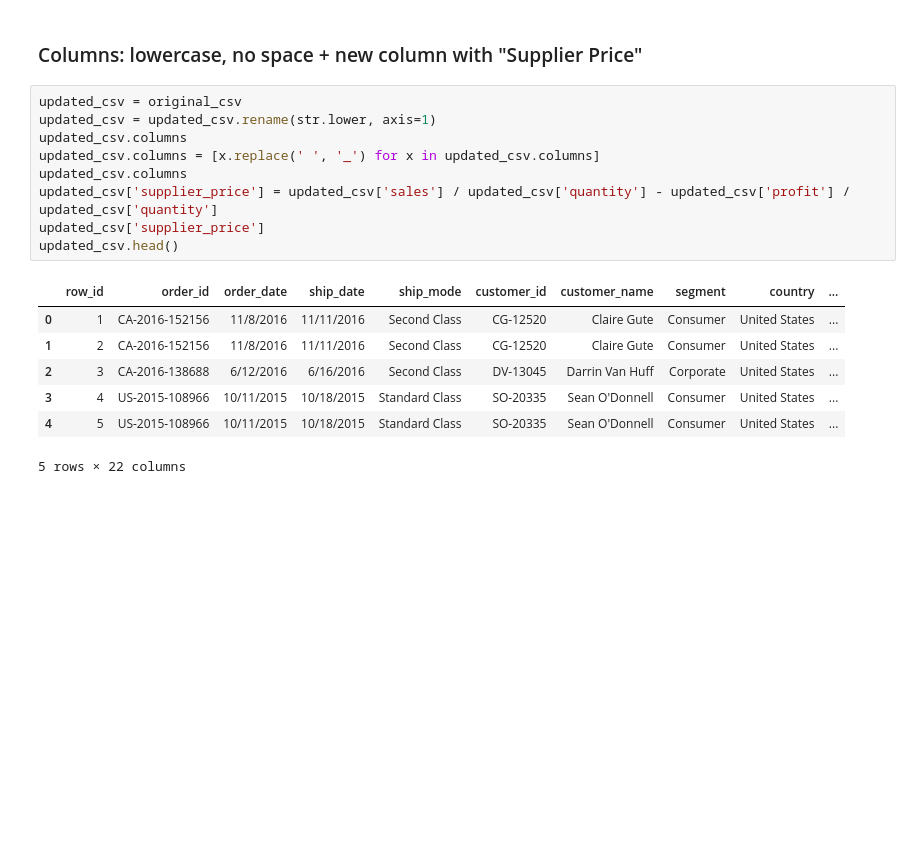
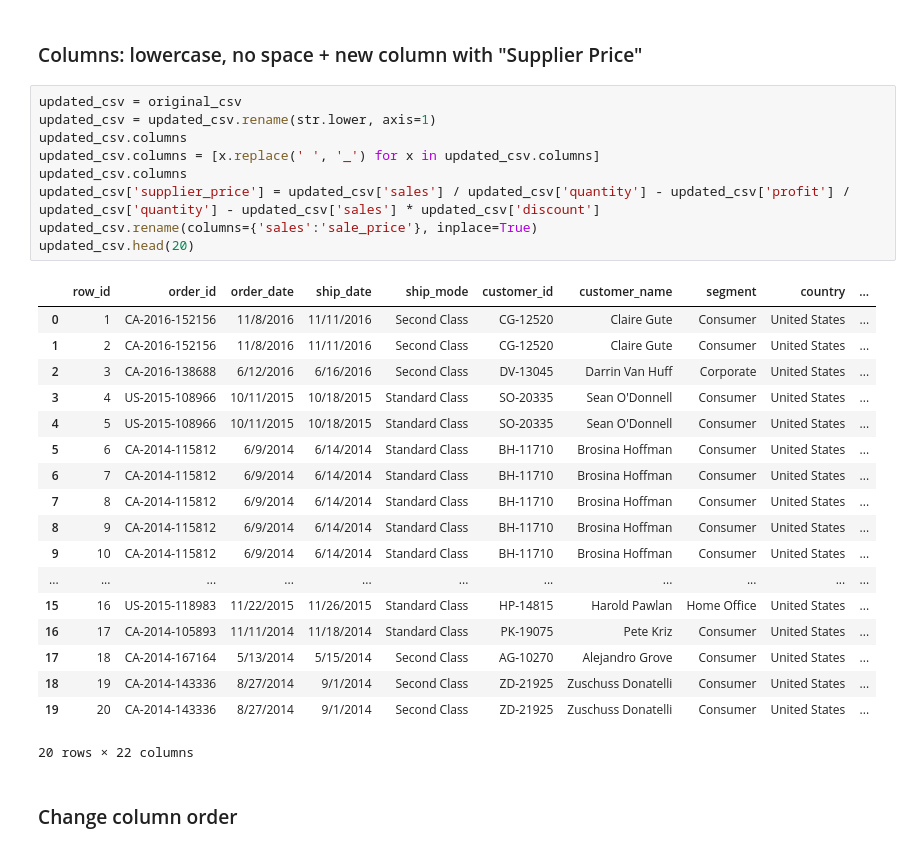
Before and after one commit to marcosmicozzi/Module02, a Jupyter notebook: m2p5s1.ipynb, the cells around one changed output. Cells and saved outputs as stored; diff of their text form; blank space fills up the shorter version.

```diff
--- a/m2p5s1.ipynb
+++ b/m2p5s1.ipynb
@@ -31,17 +41,30 @@ memory usage: 1.6+ MB
 # %%
 updated_csv = original_csv
 updated_csv = updated_csv.rename(str.lower, axis=1)
 updated_csv.columns
 updated_csv.columns = [x.replace(' ', '_') for x in updated_csv.columns]
 updated_csv.columns
-updated_csv['supplier_price'] = updated_csv['sales'] / updated_csv['quantity'] - updated_csv['profit'] / updated_csv['quantity']
-updated_csv['supplier_price']
-updated_csv.head()
+updated_csv['supplier_price'] = updated_csv['sales'] / updated_csv['quantity'] - updated_csv['profit'] / updated_csv['quantity'] - updated_csv['sales'] * updated_csv['discount']
+updated_csv.rename(columns={'sales':'sale_price'}, inplace=True)
+updated_csv.head(20)
 # %% [output]
 |  | row_id | order_id | order_date | ship_date | ship_mode | customer_id | customer_name | segment | country | ... |
 | 0 | 1 | CA-2016-152156 | 11/8/2016 | 11/11/2016 | Second Class | CG-12520 | Claire Gute | Consumer | United States | ... |
 | 1 | 2 | CA-2016-152156 | 11/8/2016 | 11/11/2016 | Second Class | CG-12520 | Claire Gute | Consumer | United States | ... |
 | 2 | 3 | CA-2016-138688 | 6/12/2016 | 6/16/2016 | Second Class | DV-13045 | Darrin Van Huff | Corporate | United States | ... |
 | 3 | 4 | US-2015-108966 | 10/11/2015 | 10/18/2015 | Standard Class | SO-20335 | Sean O'Donnell | Consumer | United States | ... |
 | 4 | 5 | US-2015-108966 | 10/11/2015 | 10/18/2015 | Standard Class | SO-20335 | Sean O'Donnell | Consumer | United States | ... |
+| 5 | 6 | CA-2014-115812 | 6/9/2014 | 6/14/2014 | Standard Class | BH-11710 | Brosina Hoffman | Consumer | United States | ... |
+| 6 | 7 | CA-2014-115812 | 6/9/2014 | 6/14/2014 | Standard Class | BH-11710 | Brosina Hoffman | Consumer | United States | ... |
+| 7 | 8 | CA-2014-115812 | 6/9/2014 | 6/14/2014 | Standard Class | BH-11710 | Brosina Hoffman | Consumer | United States | ... |
+| 8 | 9 | CA-2014-115812 | 6/9/2014 | 6/14/2014 | Standard Class | BH-11710 | Brosina Hoffman | Consumer | United States | ... |
+| 9 | 10 | CA-2014-115812 | 6/9/2014 | 6/14/2014 | Standard Class | BH-11710 | Brosina Hoffman | Consumer | United States | ... |
+| ... | ... | ... | ... | ... | ... | ... | ... | ... | ... | ... |
+| 15 | 16 | US-2015-118983 | 11/22/2015 | 11/26/2015 | Standard Class | HP-14815 | Harold Pawlan | Home Office | United States | ... |
+| 16 | 17 | CA-2014-105893 | 11/11/2014 | 11/18/2014 | Standard Class | PK-19075 | Pete Kriz | Consumer | United States | ... |
+| 17 | 18 | CA-2014-167164 | 5/13/2014 | 5/15/2014 | Second Class | AG-10270 | Alejandro Grove | Consumer | United States | ... |
+| 18 | 19 | CA-2014-143336 | 8/27/2014 | 9/1/2014 | Second Class | ZD-21925 | Zuschuss Donatelli | Consumer | United States | ... |
+| 19 | 20 | CA-2014-143336 | 8/27/2014 | 9/1/2014 | Second Class | ZD-21925 | Zuschuss Donatelli | Consumer | United States | ... |
-5 rows × 22 columns
+20 rows × 22 columns
+# %% [markdown]
+### Change column order
```
Also changed, not shown: parts of 3 cells of this notebook.
